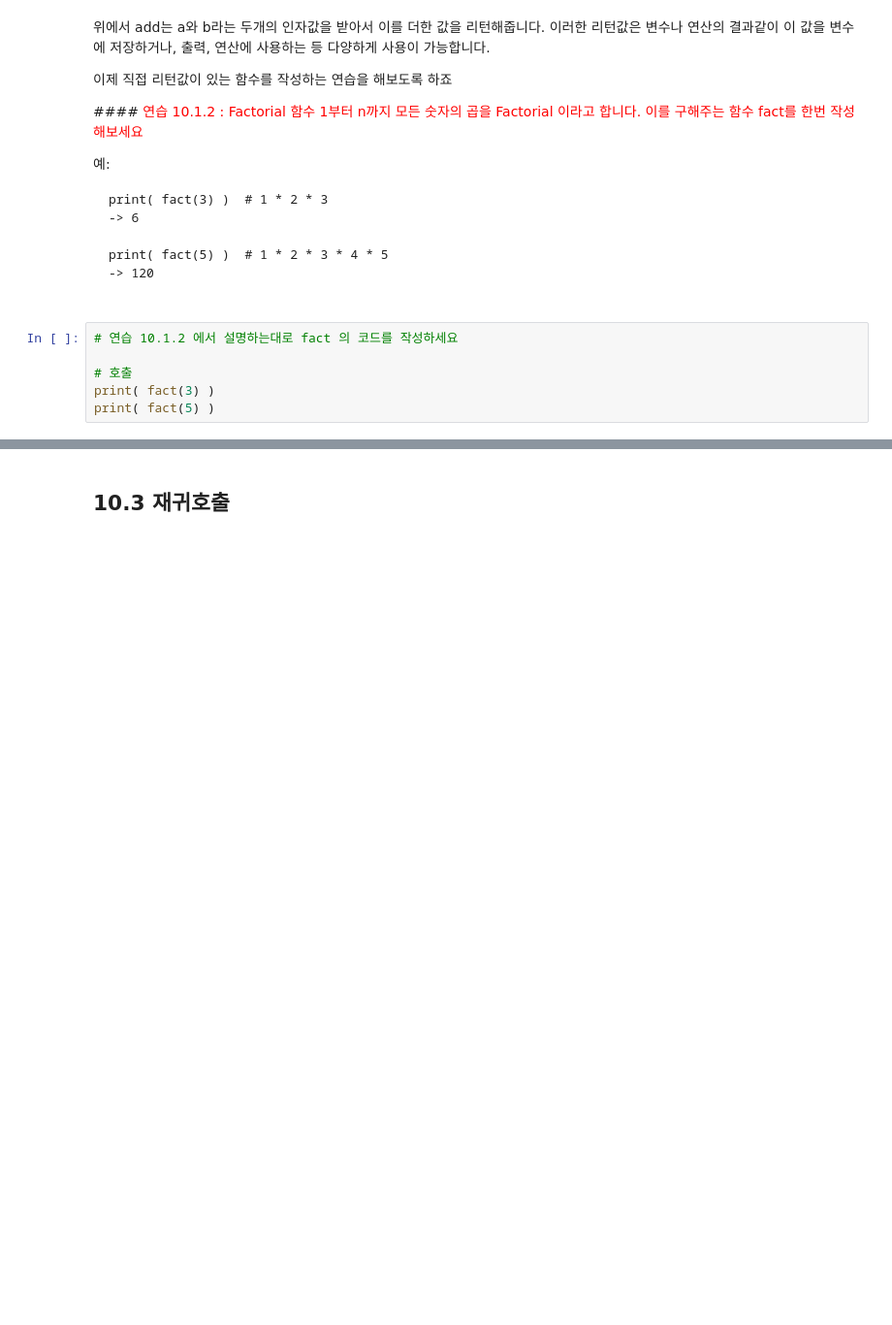
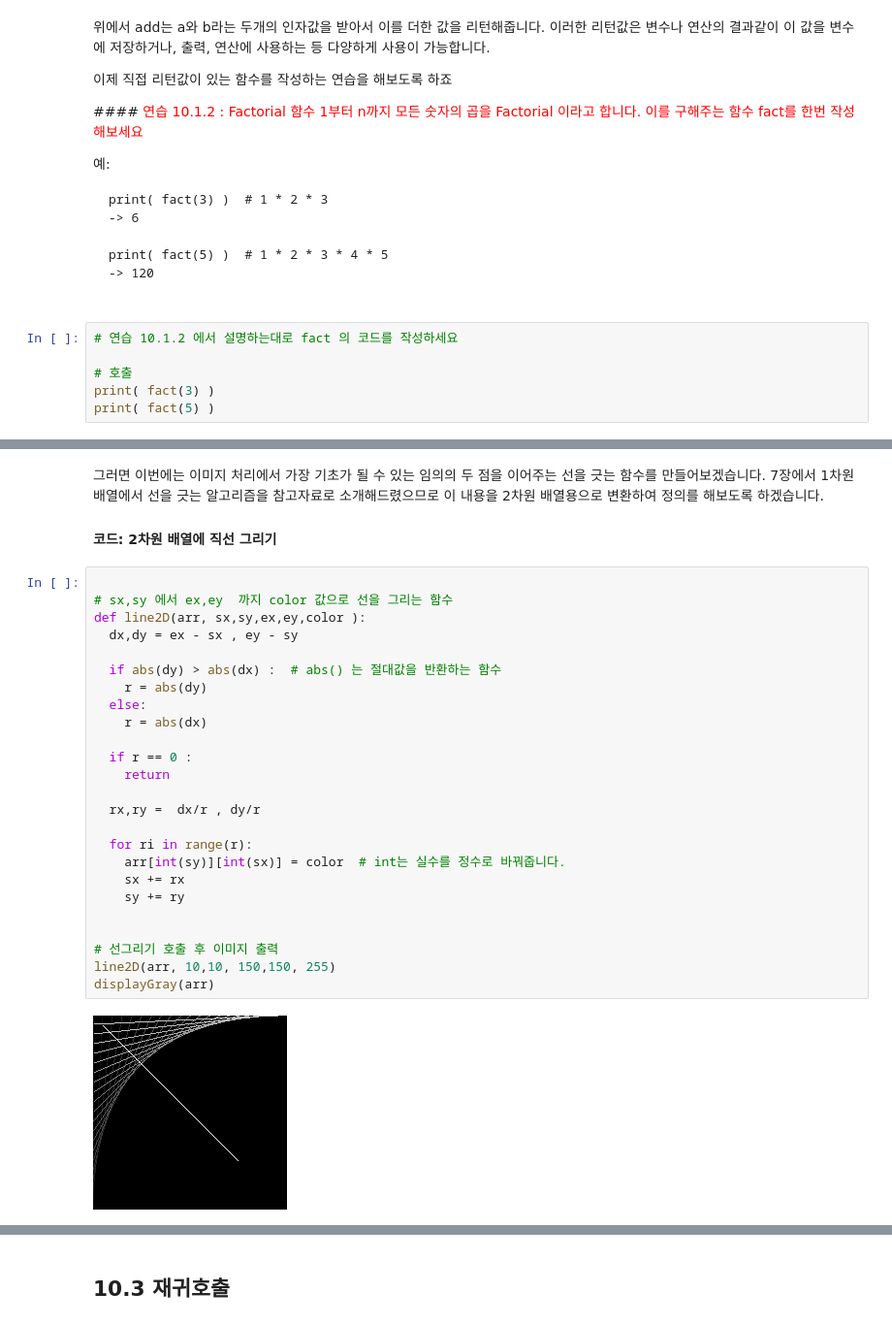
Before and after one commit to decoz/pyclass, a Jupyter notebook: 10_function.ipynb, the cells around one changed output, grey strips where cells are left out. Shown: that part at 97% size. Cells and saved outputs as stored; diff of their text form; blank space fills up the shorter version.

```diff
--- a/10_function.ipynb
+++ b/10_function.ipynb
@@ -219,0 +286,32 @@ print(uni_str("this is good day"))
+# %% [markdown]
+그러면 이번에는 이미지 처리에서 가장 기초가 될 수 있는 임의의 두 점을 이어주는 선을 긋는 함수를 만들어보겠습니다.  7장에서 1차원 배열에서 선을 긋는 알고리즘을 참고자료로 소개해드렸으므로 이 내용을 2차원 배열용으로 변환하여 정의를 해보도록 하겠습니다.
+
+
+#### 코드: 2차원 배열에 직선 그리기
+# %%
+
+# sx,sy 에서 ex,ey  까지 color 값으로 선을 그리는 함수
+def line2D(arr, sx,sy,ex,ey,color ):
+  dx,dy = ex - sx , ey - sy
+
+  if abs(dy) > abs(dx) :  # abs() 는 절대값을 반환하는 함수
+    r = abs(dy)
+  else:
+    r = abs(dx)
+
+  if r == 0 :
+    return
+
+  rx,ry =  dx/r , dy/r
+
+  for ri in range(r):
+    arr[int(sy)][int(sx)] = color  # int는 실수를 정수로 바꿔줍니다.
+    sx += rx
+    sy += ry
+
+
+# 선그리기 호출 후 이미지 출력
+line2D(arr, 10,10, 150,150, 255)
+displayGray(arr)
+# %% [output]
+[figure, added]
```
Also changed, not shown: parts of 26 cells of this notebook.
